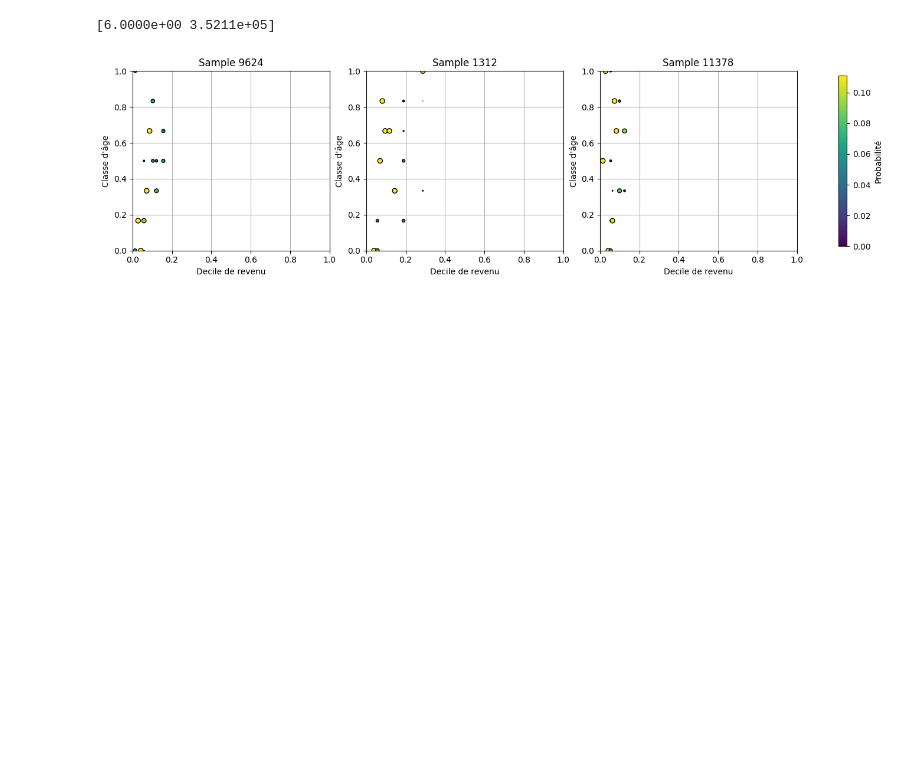
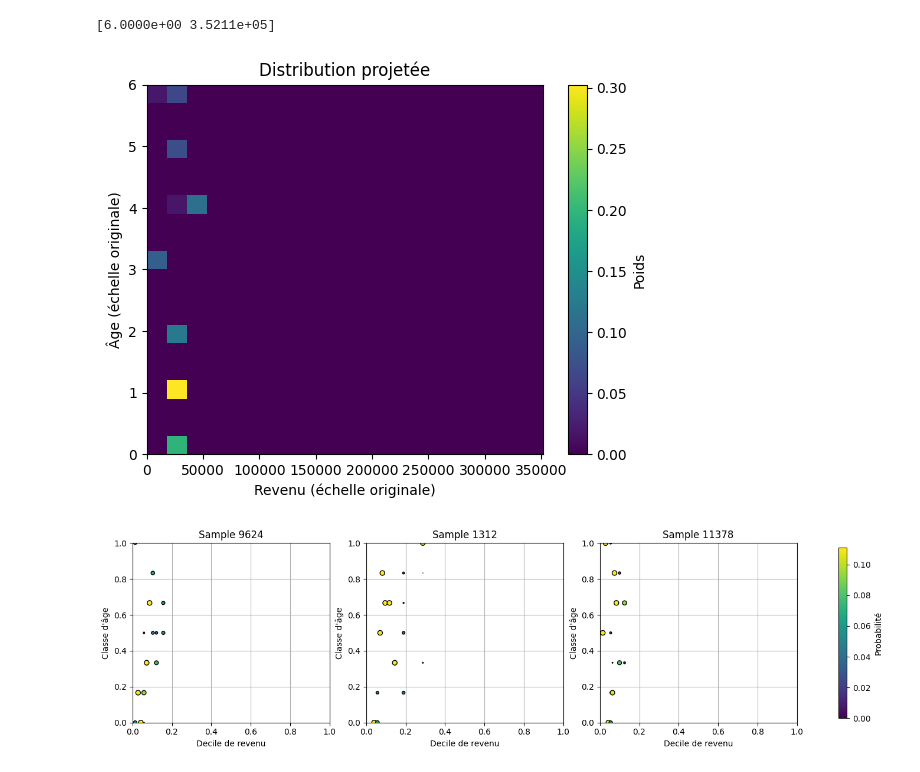
Before and after one commit to moranenzo/ML-Wasserstein, a Jupyter notebook: notebooks/IRISxAGE.ipynb, the cells around one changed output. Saved outputs shown, nothing was run; the diff lists cells and outputs as text; code cells hidden in the pictures; blank space fills up the shorter version.

Commit message:
Add grid creation

```diff
--- a/notebooks/IRISxAGE.ipynb
+++ b/notebooks/IRISxAGE.ipynb
@@ -210,10 +210,29 @@ joint_supports, support_min, support_max = normalize_supports(joint_supports)
 # Stack the joint distributions into a 3D array: (n_iris, n_age_groups, n_income_deciles)
 joint_supports = np.stack(joint_supports)
 joint_distributions = np.stack(joint_distributions)
+# %%
+# Grid creation
+grid = create_regular_grid(n_bins_age=20, n_bins_income=20)
+
+# Projection
+projected_distributions = np.array([
+    project_distribution_on_grid(supp.reshape(-1, 2), dist.flatten(), grid)
+    for supp, dist in zip(joint_supports, joint_distributions)
+])
 # %%
 print(support_max)
 # %% [output]
 [6.0000e+00 3.5211e+05]
+# %%
+i = 0
+plot_projected_distribution(
+    projected_distributions[i],
+    grid_shape=(20, 20),
+    support_min=support_min,
+    support_max=support_max
+)
+# %% [output]
+[figure, added]
 # %%
 # Exemple avec 3 lois tirées aléatoirement
 rng = np.random.default_rng(42)
```
Also changed, not shown: parts of 7 cells of this notebook, 1 other file.
